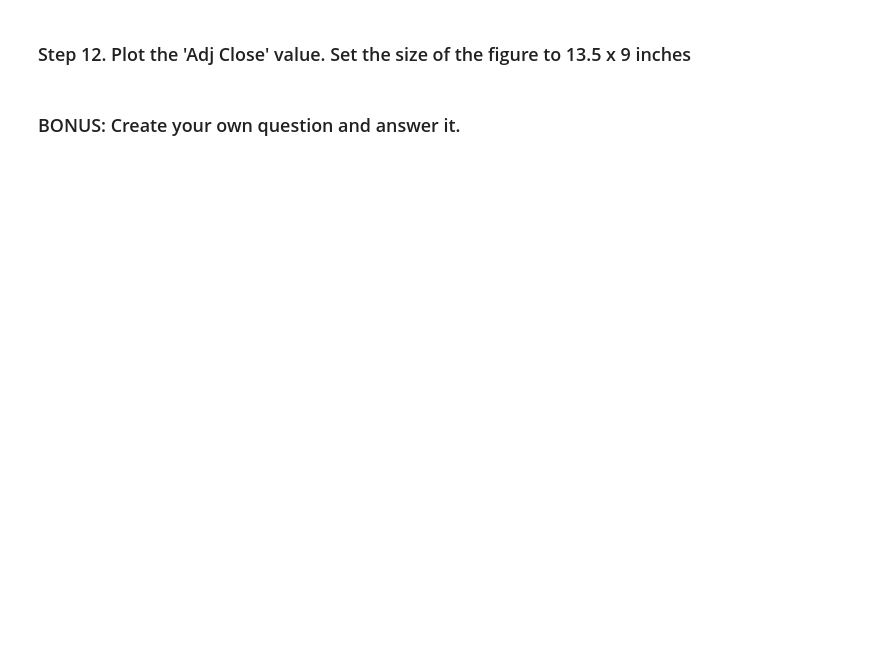
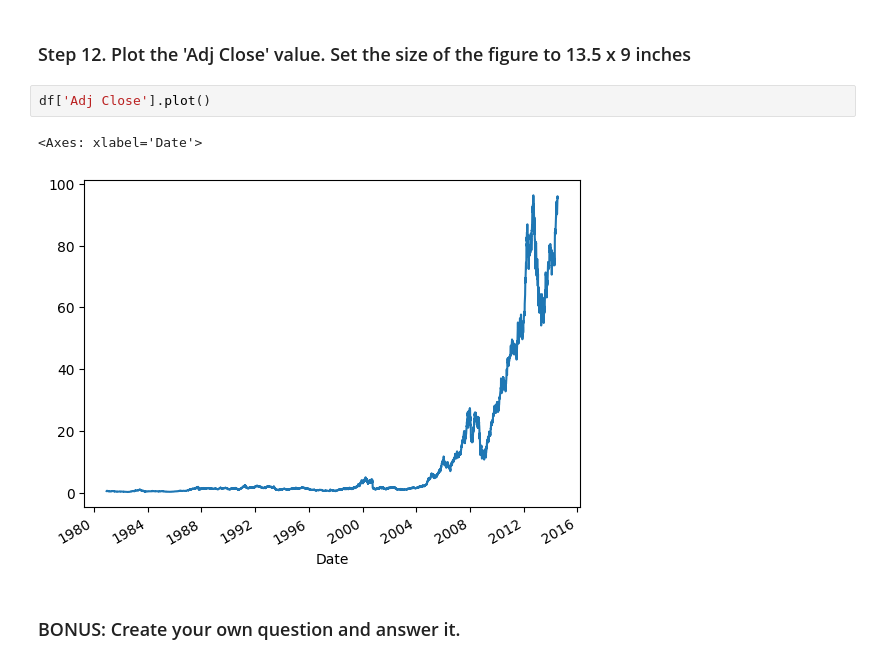
Before and after one commit to jayneld/pandas_exercises, a Jupyter notebook: 09_Time_Series/Apple_Stock/Exercises.ipynb, the cells around one changed output. Saved outputs shown, nothing was run; the diff lists cells and outputs as text; blank space fills up the shorter version.

```diff
--- a/09_Time_Series/Apple_Stock/Exercises.ipynb
+++ b/09_Time_Series/Apple_Stock/Exercises.ipynb
@@ -93,4 +135,9 @@ df = df.sort_index(ascending = True)
 # %% [markdown]
 ### Step 12. Plot the 'Adj Close' value. Set the size of the figure to 13.5 x 9 inches
+# %%
+df['Adj Close'].plot()
+# %% [output]
+<Axes: xlabel='Date'>
+[figure, added]
 # %% [markdown]
 ### BONUS: Create your own question and answer it.
```
Also changed, not shown: parts of 3 cells of this notebook, 1 other file.
